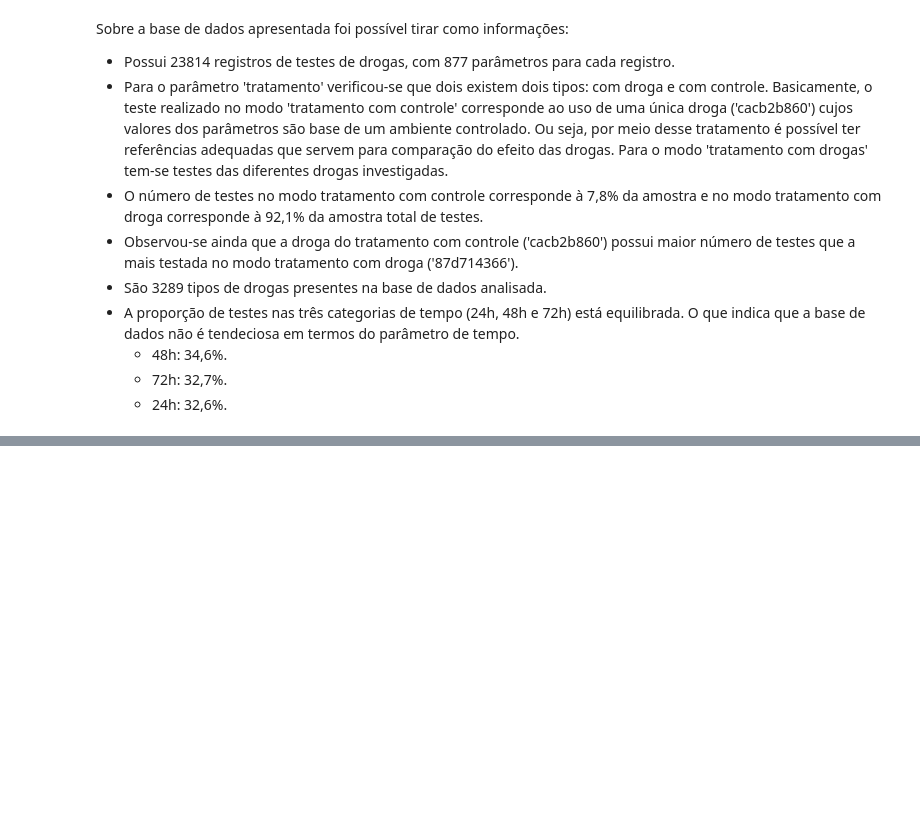
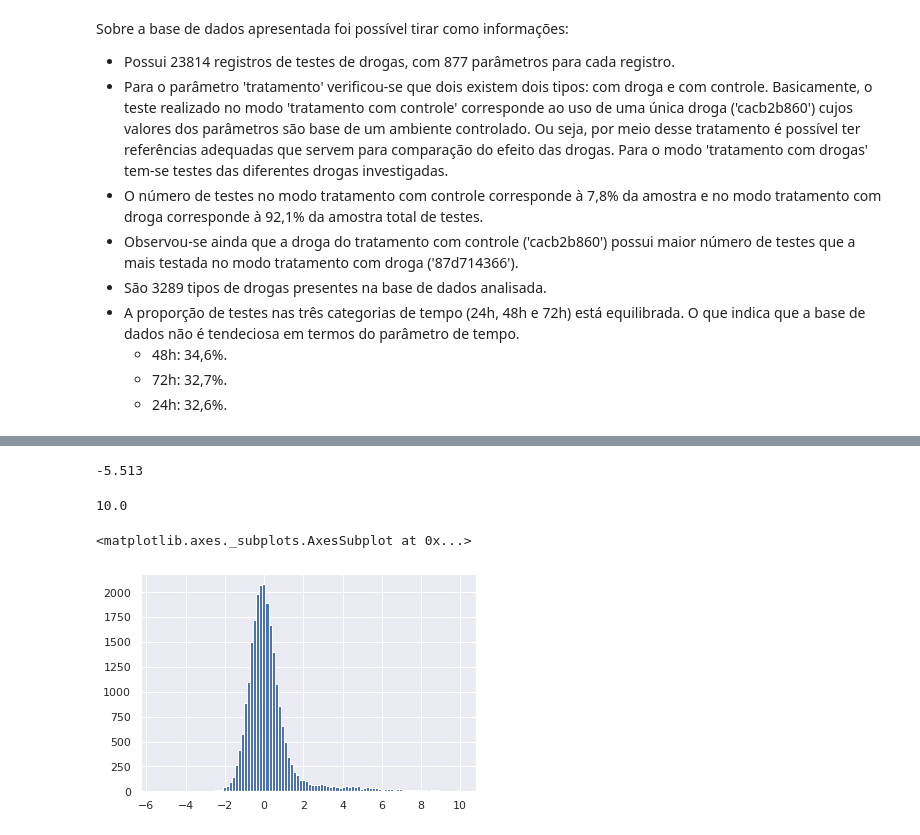
Before and after one commit to MiqSA/imersaodados, a Jupyter notebook: Imersao_Dados.ipynb, the cells around one changed output, grey strips where cells are left out. Cells and saved outputs as stored; diff of their text form; code cells hidden in the pictures; blank space fills up the shorter version.

```diff
--- a/Imersao_Dados.ipynb
+++ b/Imersao_Dados.ipynb
@@ -324,0 +390,13 @@ Sobre a base de dados apresentada foi possível tirar como informações:
+# %%
+dados['g0'].min()
+# %% [output]
+-5.513
+# %%
+dados['g0'].max()
+# %% [output]
+10.0
+# %%
+dados['g0'].hist(bins=100)
+# %% [output]
+<matplotlib.axes._subplots.AxesSubplot at 0x...>
+[figure, added]
```
Also changed, not shown: parts of 46 cells of this notebook.
